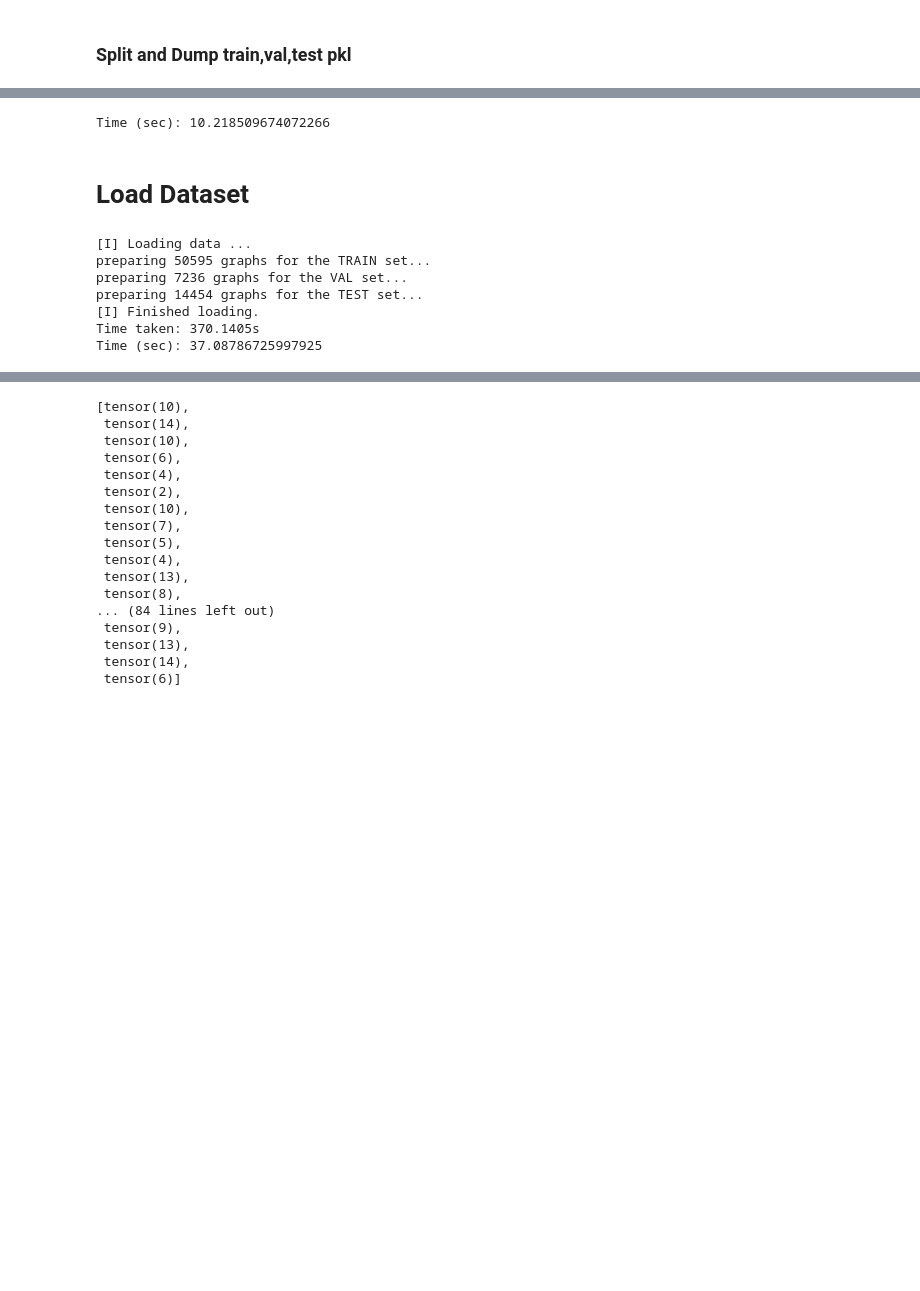
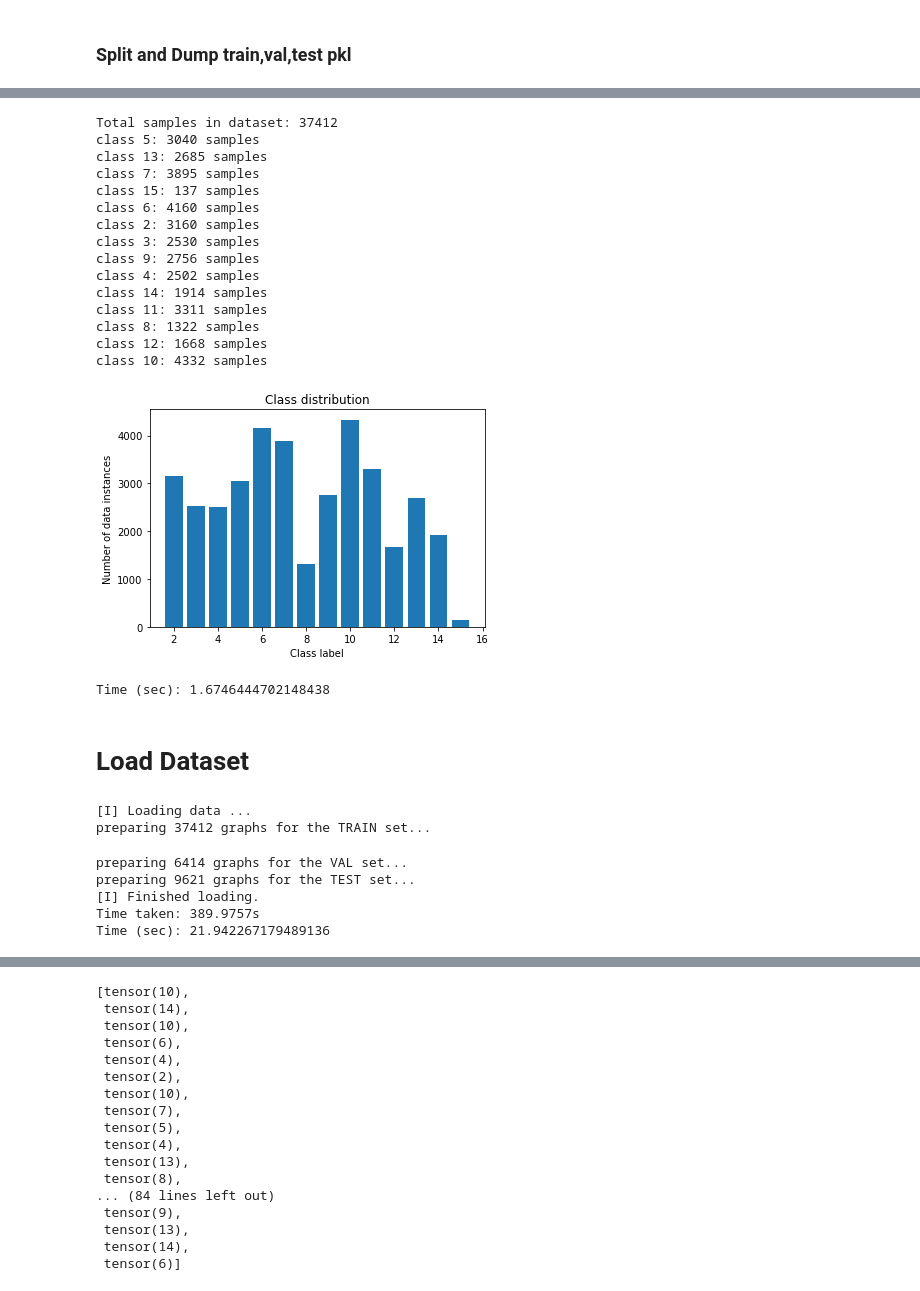
Before and after one commit to SasageyoOrg/gtn-igr-activity-prediction, a Jupyter notebook: data/IGs/prepare_IGs_V2.ipynb, the cells around one changed output, grey strips where cells are left out. Cells and saved outputs as stored; diff of their text form; code cells hidden in the pictures; blank space fills up the shorter version.

```diff
--- a/data/IGs/prepare_IGs_V2.ipynb
+++ b/data/IGs/prepare_IGs_V2.ipynb
@@ -149,22 +129,61 @@ test[10:13]
+# %%
+import matplotlib.pyplot as plt
+from collections import defaultdict
+
+plt_ds = train
+
+print(f"Total samples in dataset: {len(plt_ds)}")
+# Count number of data instances in each class for test set
+class_counts = defaultdict(int)
+for i, data in enumerate(plt_ds):
+    label = data[1]
+    class_counts[label] += 1
+
+for key, value in class_counts.items():
+    print(f"class {key}: {value} samples")
+
+# Plot bar chart of class distribution for test set
+plt.bar(class_counts.keys(), class_counts.values())
+plt.xlabel('Class label')
+plt.ylabel('Number of data instances')
+plt.title(f'Class distribution')
+plt.show()
+# %% [output]
+Total samples in dataset: 37412
+class 5: 3040 samples
+class 13: 2685 samples
+class 7: 3895 samples
+class 15: 137 samples
+class 6: 4160 samples
+class 2: 3160 samples
+class 3: 2530 samples
+class 9: 2756 samples
+class 4: 2502 samples
+class 14: 1914 samples
+class 11: 3311 samples
+class 8: 1322 samples
+class 12: 1668 samples
+class 10: 4332 samples
+[figure, added]
 # %%
 #train, test_val_data = train_test_split(dataset, test_size=0.3, random_state=42)
 #test, val = train_test_split(test_val_data, test_size=0.7, random_state=42)
 
 start = time.time()
-with open(prj_path + 'igraph-GTN-train.pkl','wb') as f:
+with open(prj_path + 'igraph-GTN-v2-train.pkl','wb') as f:
         pickle.dump(train, f)
-with open(prj_path + 'igraph-GTN-test.pkl','wb') as f:
+with open(prj_path + 'igraph-GTN-v2-test.pkl','wb') as f:
         pickle.dump(test, f)
-with open(prj_path + 'igraph-GTN-val.pkl','wb') as f:
+with open(prj_path + 'igraph-GTN-v2-val.pkl','wb') as f:
         pickle.dump(val, f)
 
 print('Time (sec):',time.time() - start)
 # %% [output]
-Time (sec): 10.218509674072266
+Time (sec): 1.6746444702148438
 # %% [markdown]
 # Load Dataset
 # %%
-if not os.path.isfile(prj_path + 'igraph-DatasetDGL.pkl'):
+if not os.path.isfile(prj_path + 'igraph-DatasetDGL-v2.pkl'):
   # file presente --> pkl load
   # with open(prj_path + 'igraph-DatasetDGL.pkl', "rb") as f:
   #   f = pickle.load(f)
@@ -175,18 +194,18 @@ else:
   datasetDGL = IGsDatasetDGL()
 
   start = time.time()
-  with open(prj_path + 'igraph-DatasetDGL.pkl', 'wb') as f:
+  with open(prj_path + 'igraph-DatasetDGL-v2.pkl', 'wb') as f:
           #pickle.dump([datasetDGL.train,datasetDGL.val,datasetDGL.test], f)
           pickle.dump(datasetDGL, f)
   print('Time (sec):',time.time() - start)
 # %% [output]
 [I] Loading data ...
-preparing 50595 graphs for the TRAIN set...
-preparing 7236 graphs for the VAL set...
-preparing 14454 graphs for the TEST set...
-[I] Finished loading.
-Time taken: 370.1405s
-Time (sec): 37.08786725997925
+preparing 37412 graphs for the TRAIN set...
+preparing 6414 graphs for the VAL set...
+preparing 9621 graphs for the TEST set...
+[I] Finished loading.
+Time taken: 389.9757s
+Time (sec): 21.942267179489136
 # %%
 datasetDGL.train[1][0]
 # %% [output]
```
Also changed, not shown: parts of 7 cells of this notebook, 7 other files.
